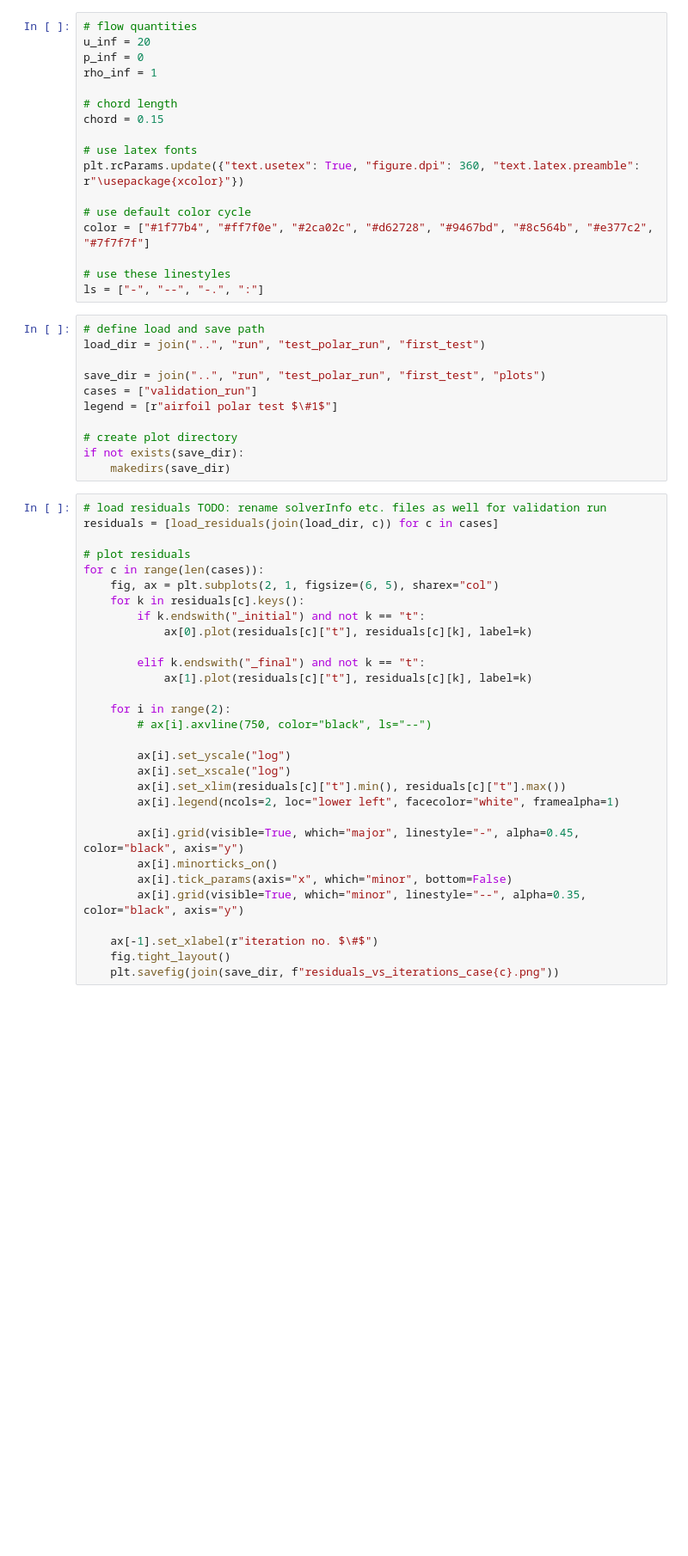
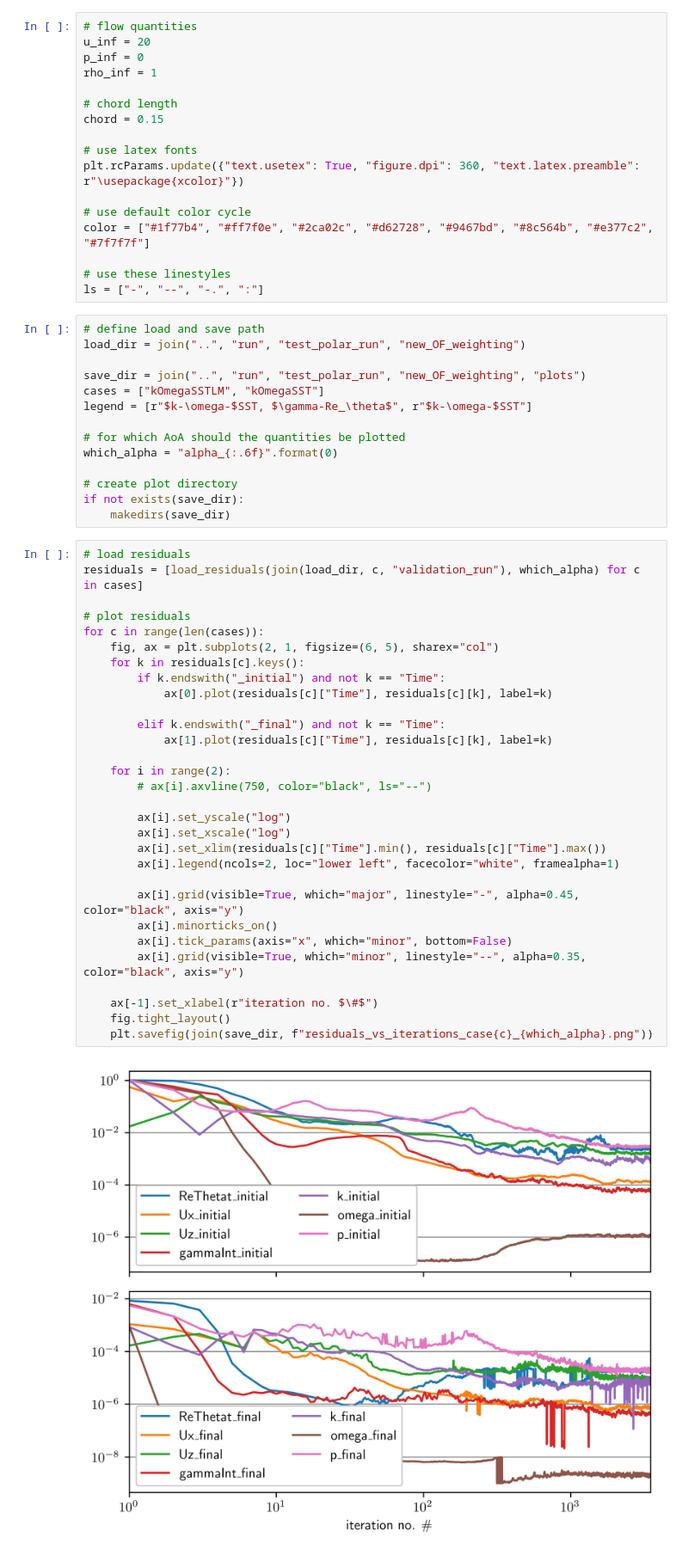
Before and after one commit to JanisGeise/airfoil_shape_optimization, a Jupyter notebook: post_processing/post_process_simulation.ipynb, the cells around one changed output. Shown at 86% size. Saved outputs shown, nothing was run; the diff lists cells and outputs as text; blank space fills up the shorter version.

```diff
--- a/post_processing/post_process_simulation.ipynb
+++ b/post_processing/post_process_simulation.ipynb
@@ -38,42 +43,47 @@ color = ["#1f77b4", "#ff7f0e", "#2ca02c", "#d62728", "#9467bd", "#8c564b", "#e37
 ls = ["-", "--", "-.", ":"]
 # %%
 # define load and save path
-load_dir = join("..", "run", "test_polar_run", "first_test")
+load_dir = join("..", "run", "test_polar_run", "new_OF_weighting")
 
-save_dir = join("..", "run", "test_polar_run", "first_test", "plots")
-cases = ["validation_run"]
-legend = [r"airfoil polar test $\#1$"]
+save_dir = join("..", "run", "test_polar_run", "new_OF_weighting", "plots")
+cases = ["kOmegaSSTLM", "kOmegaSST"]
+legend = [r"$k-\omega-$SST, $\gamma-Re_\theta$", r"$k-\omega-$SST"]
+
+# for which AoA should the quantities be plotted
+which_alpha = "alpha_{:.6f}".format(0)
 
 # create plot directory
 if not exists(save_dir):
     makedirs(save_dir)
 # %%
-# load residuals TODO: rename solverInfo etc. files as well for validation run
-residuals = [load_residuals(join(load_dir, c)) for c in cases]
+# load residuals
+residuals = [load_residuals(join(load_dir, c, "validation_run"), which_alpha) for c in cases]
 
 # plot residuals
 for c in range(len(cases)):
     fig, ax = plt.subplots(2, 1, figsize=(6, 5), sharex="col")
     for k in residuals[c].keys():
-        if k.endswith("_initial") and not k == "t":
-            ax[0].plot(residuals[c]["t"], residuals[c][k], label=k)
+        if k.endswith("_initial") and not k == "Time":
+            ax[0].plot(residuals[c]["Time"], residuals[c][k], label=k)
 
-        elif k.endswith("_final") and not k == "t":
-            ax[1].plot(residuals[c]["t"], residuals[c][k], label=k)
+        elif k.endswith("_final") and not k == "Time":
+            ax[1].plot(residuals[c]["Time"], residuals[c][k], label=k)
 
     for i in range(2):
         # ax[i].axvline(750, color="black", ls="--")
 
         ax[i].set_yscale("log")
         ax[i].set_xscale("log")
-        ax[i].set_xlim(residuals[c]["t"].min(), residuals[c]["t"].max())
+        ax[i].set_xlim(residuals[c]["Time"].min(), residuals[c]["Time"].max())
         ax[i].legend(ncols=2, loc="lower left", facecolor="white", framealpha=1)
 
         ax[i].grid(visible=True, which="major", linestyle="-", alpha=0.45, color="black", axis="y")
         ax[i].minorticks_on()
         ax[i].tick_params(axis="x", which="minor", bottom=False)
         ax[i].grid(visible=True, which="minor", linestyle="--", alpha=0.35, color="black", axis="y")
 
     ax[-1].set_xlabel(r"iteration no. $\#$")
     fig.tight_layout()
-    plt.savefig(join(save_dir, f"residuals_vs_iterations_case{c}.png"))
+    plt.savefig(join(save_dir, f"residuals_vs_iterations_case{c}_{which_alpha}.png"))
+# %% [output]
+[figure, added]
```
Also changed, not shown: parts of 13 cells of this notebook, 10 other files.
